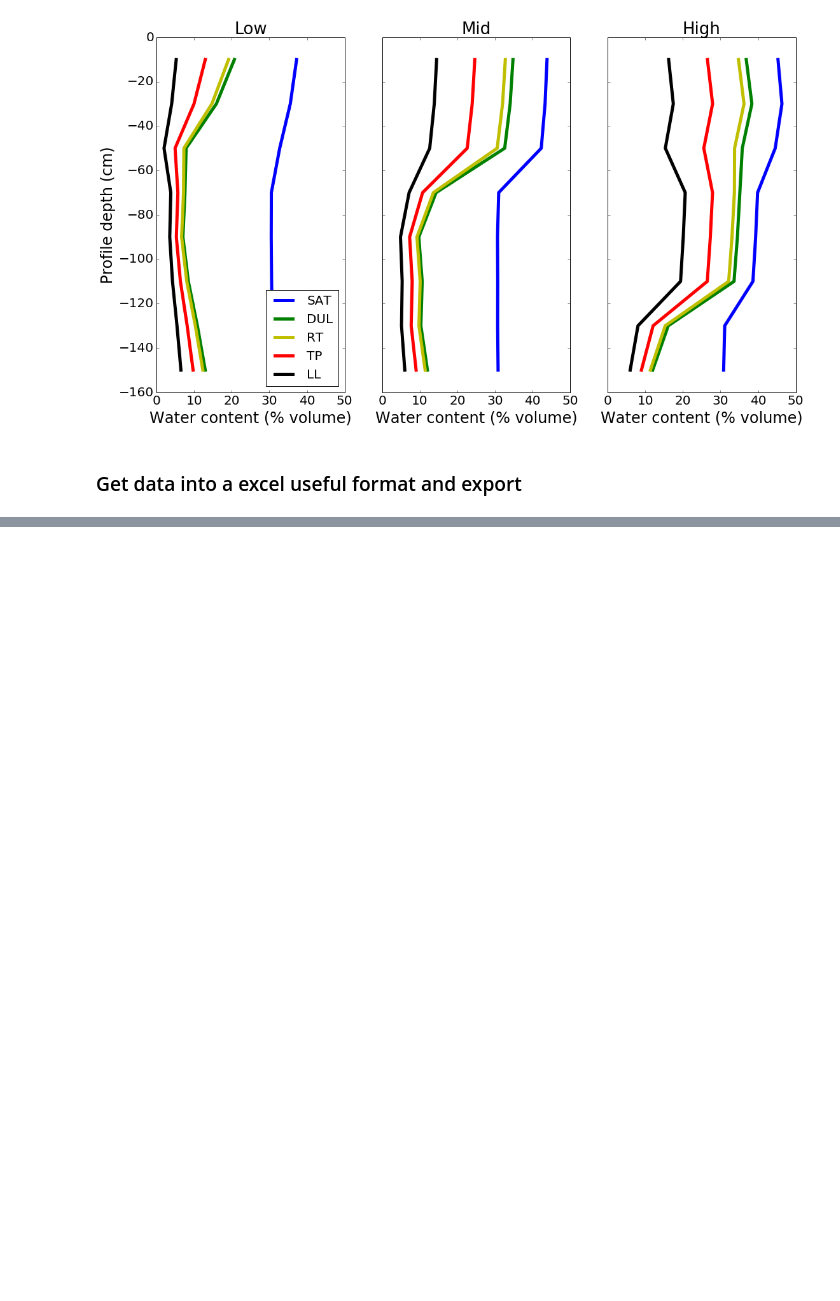
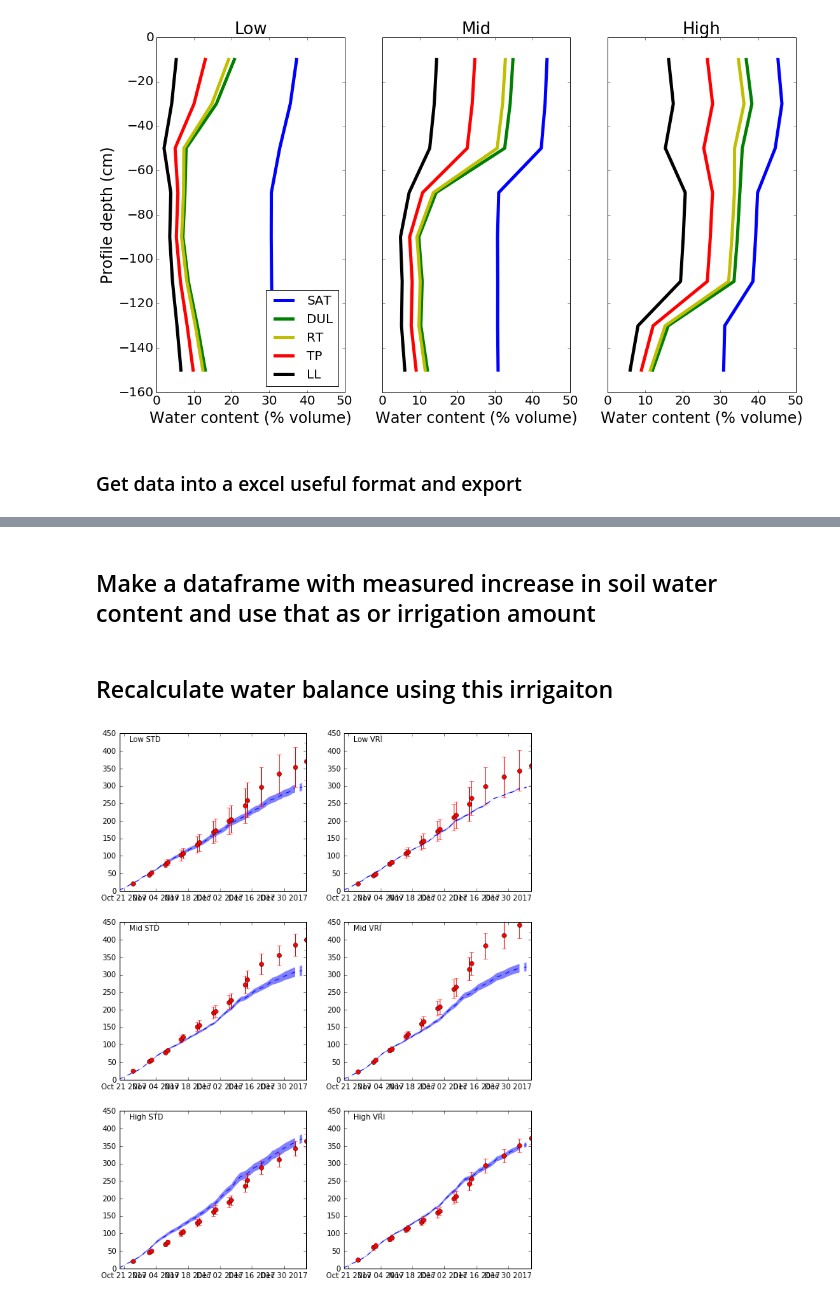
Before and after one commit to HamishBrownPFR/MVI, a Jupyter notebook: RA1.3/SoilWaterSummary.ipynb, the cells around one changed output, grey strips where cells are left out. Drawn from its saved outputs; the diff is of its cells as text; code cells hidden in the pictures; blank space fills up the shorter version.

```diff
--- a/RA1.3/SoilWaterSummary.ipynb
+++ b/RA1.3/SoilWaterSummary.ipynb
@@ -219,0 +392,2 @@ SoilWaterData.to_excel('K:\CPDiary\Data\BaxtersMVI\SoilWaterRawData.xlsx',merge_
+# %% [markdown]
+## Make a dataframe with measured increase in soil water content and use that as or irrigation amount
@@ -219,0 +399,49 @@ SoilWaterData.to_excel('K:\CPDiary\Data\BaxtersMVI\SoilWaterRawData.xlsx',merge_
+# %% [markdown]
+## Recalculate water balance using this irrigaiton
+# %%
+ColIndex = pd.MultiIndex.from_product([('Low','Mid','High'),('STD','VRI'),(1,2,3,4)],names=['Zone','Irrig','Rep'])
+WaterUseNPMeasIrr = pd.DataFrame(index = Irrigations.index,
+    columns = ColIndex)
+WaterUseNPMeasIrr.ix[:,:]=0
+DeltaSWCFrame = WaterUseNP.copy()
+for plot in WaterUseNPMeasIrr.columns:
+    for P in WaterUseNPMeasIrr.index:
+        if P.strftime('%Y-%m-%d') == '2017-10-04':
+            PrevPSWC = SoilWaterData.ix[(plot)].ix[P.strftime('%Y-%m-%d'),'ProfileWater'].values[0]
+            PrevMeasureDate = '2017-10-04'
+        else:
+            #print(P.strftime('%Y-%m-%d'))
+            DeltaSWC = PrevPSWC - SoilWaterData.ix[(plot)].ix[P.strftime('%Y-%m-%d'),'ProfileWater'].values[0]
+            #print(DeltaSWC)
+            Irrigation = IrrigationRetained.ix[PrevMeasureDate,plot]
+            #print(Irrigation)
+            Rainfall = Irrigations.ix[P.strftime('%Y-%m-%d'),('Field','Rain')]
+            #print(Rainfall)
+            WU = DeltaSWC + Irrigation + Rainfall
+            #print(WU)
+            WaterUseNPMeasIrr.ix[P.strftime('%Y-%m-%d'),plot] = WU
+            PrevPSWC = SoilWaterData.ix[(plot)].ix[P.strftime('%Y-%m-%d'),'ProfileWater'].values[0]
+            PrevMeasureDate = P.strftime('%Y-%m-%d')
+# %%
+Fig = plt.figure(figsize=(10,13))
+pos = 1
+for z in Zones:
+    for i in Irrigs:
+        ax = Fig.add_subplot(3,2,pos)
+        IRMean = E.ix[:,(z,i)].cumsum().mean(axis=1)
+        IRSD = E.ix[:,(z,i)].cumsum().std(axis=1)/2
+        IRUp = IRMean + IRSD
+        IRLow = IRMean - IRSD
+        plt.fill_between(E.index,IRUp,IRLow,alpha=0.5,lw=0)
+        plt.plot(IRMean,'--')
+        NPMean = WaterUseNPMeasIrr.ix['2017-10-20':,(z,i)].cumsum().mean(axis=1)
+        NPSD = WaterUseNPMeasIrr.ix['2017-10-20':,(z,i)].cumsum().std(axis=1)/2
+        NPUp = NPMean + NPSD
+        NPLow = NPMean - NPSD
+        plt.errorbar(WaterUseNPMeasIrr.ix['2017-10-20':,(z,i)].index,NPMean,NPSD,fmt='o',color='r')
+        #plt.plot(NPMean,'o',color='r')
+        plt.text(0.05,0.95,z+' ' +i,transform = ax.transAxes)
+        pos += 1
+        plt.ylim(0,450)
+# %% [output]
+[figure, added]
```
Also changed, not shown: parts of 15 cells of this notebook.
